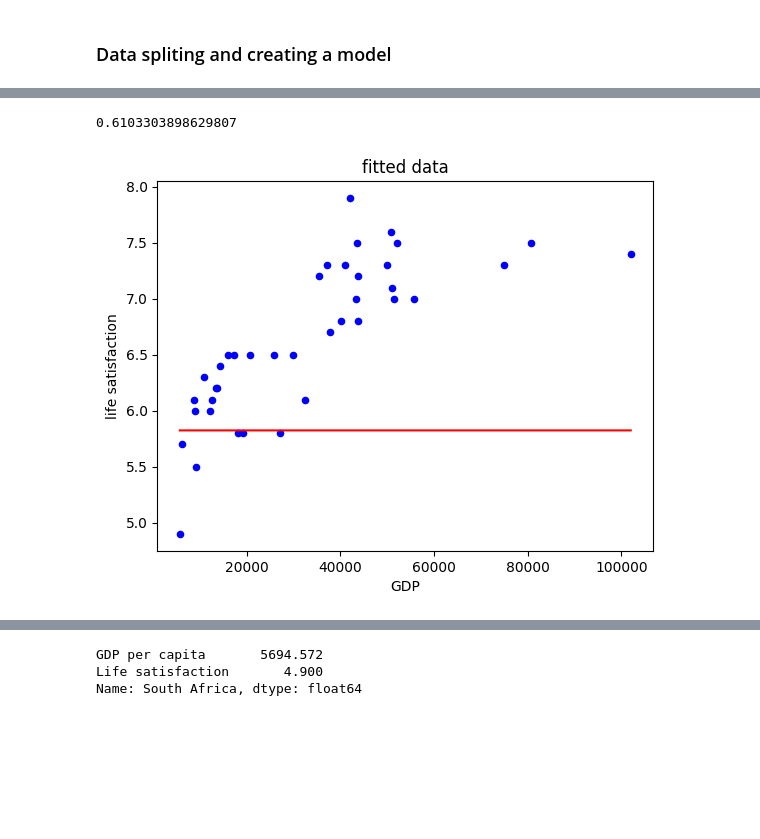
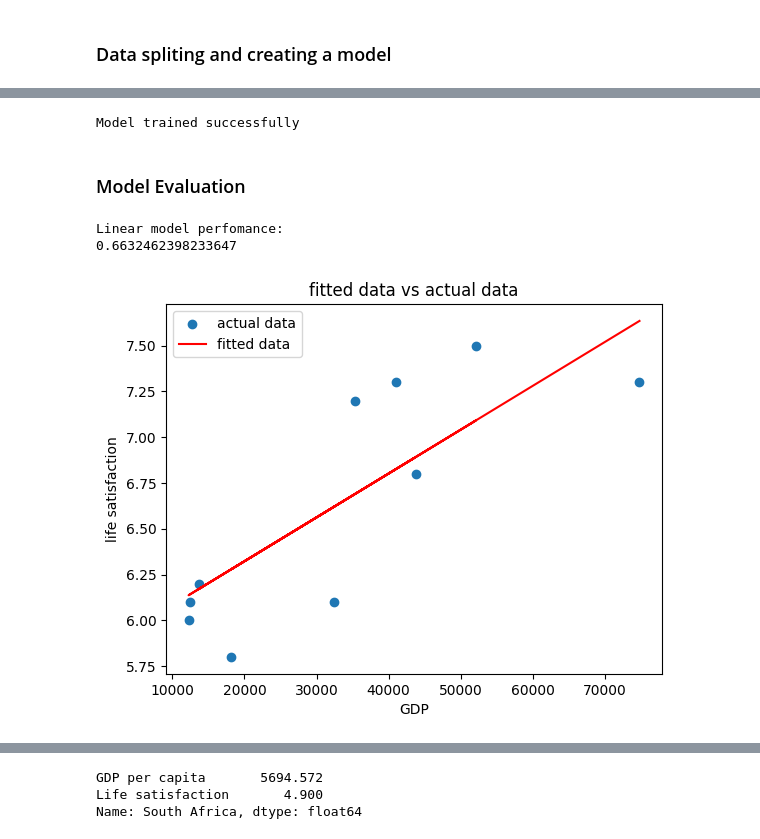
Before and after one commit to topollonaketsana/Hands-On-Machine-Learning-Projects, a Jupyter notebook: Introduction/Model_based_learning/ML - Life Satisfaction vs Money - Research based.ipynb, the cells around one changed output, grey strips where cells are left out. Cells and saved outputs as stored; diff of their text form; code cells hidden in the pictures; blank space fills up the shorter version.

```diff
--- a/Introduction/Model_based_learning/ML - Life Satisfaction vs Money - Research based.ipynb
+++ b/Introduction/Model_based_learning/ML - Life Satisfaction vs Money - Research based.ipynb
@@ -296,7 +362,3 @@ plt.show()
 ## Target which is y and x is all dataset except y
 y = np.c_[country_stats['Life satisfaction']]
 x = np.c_[country_stats['GDP per capita']]
-# %%
-## create a model
-model = LinearRegression()
-model.fit(x, y)
@@ -304,0 +365,3 @@ LinearRegression()
+# %%
+## train and test sets
+x_train, x_test, y_train, y_test = train_test_split(x, y, train_size= 0.75, random_state= 43)
@@ -305,6 +410,25 @@ LinearRegression()
+# %%
+## create a model
+model = LinearRegression()
+
+## train it
+try:
+    model.fit(x_train, y_train)
+    print('Model trained successfully')
+
+except Exception as e:
+    print(f'Model failed to train: {e}')
+# %% [output]
+Model trained successfully
+# %% [markdown]
+### Model Evaluation
+# %%
+## predictions
+y_pred = model.predict(x_test)
 # %%
-## lets see the results accuracy
-accuracy = model.score(x, y)
-print(accuracy)
+## lets see the results accuracy and how the model performed
+accuracy = model.score(x_test, y_test)
+print(f'Linear model perfomance:\n{accuracy}')
 # %% [output]
-0.6103303898629807
+Linear model perfomance:
+0.6632462398233647
@@ -314,17 +435,18 @@ fitted_y = model.predict(y)
 # %%
 ## plot fitted
-country_stats.plot(kind= 'scatter', x= "GDP per capita", y= "Life satisfaction", color= 'blue')
+#country_stats.plot(kind= 'scatter', x= "GDP per capita", y= "Life satisfaction", color= 'blue')
 
-plt.plot(x, fitted_y, color= 'r')
-plt.title('fitted data')
+plt.scatter(x_test, y_test, label= 'actual data')
+plt.plot(x_test, y_pred, label= 'fitted data', color= 'r')
+plt.title('fitted data vs actual data')
 plt.xlabel('GDP')
 plt.ylabel('life satisfaction')
-
+plt.legend()
 
 
 plt.show ()
 # %% [output]
-[figure, old version]
+[figure, new version]
 # %%
 ## predict new data point from trained model
 x_new = [[22587]]
```
Also changed, not shown: parts of 22 cells of this notebook.
